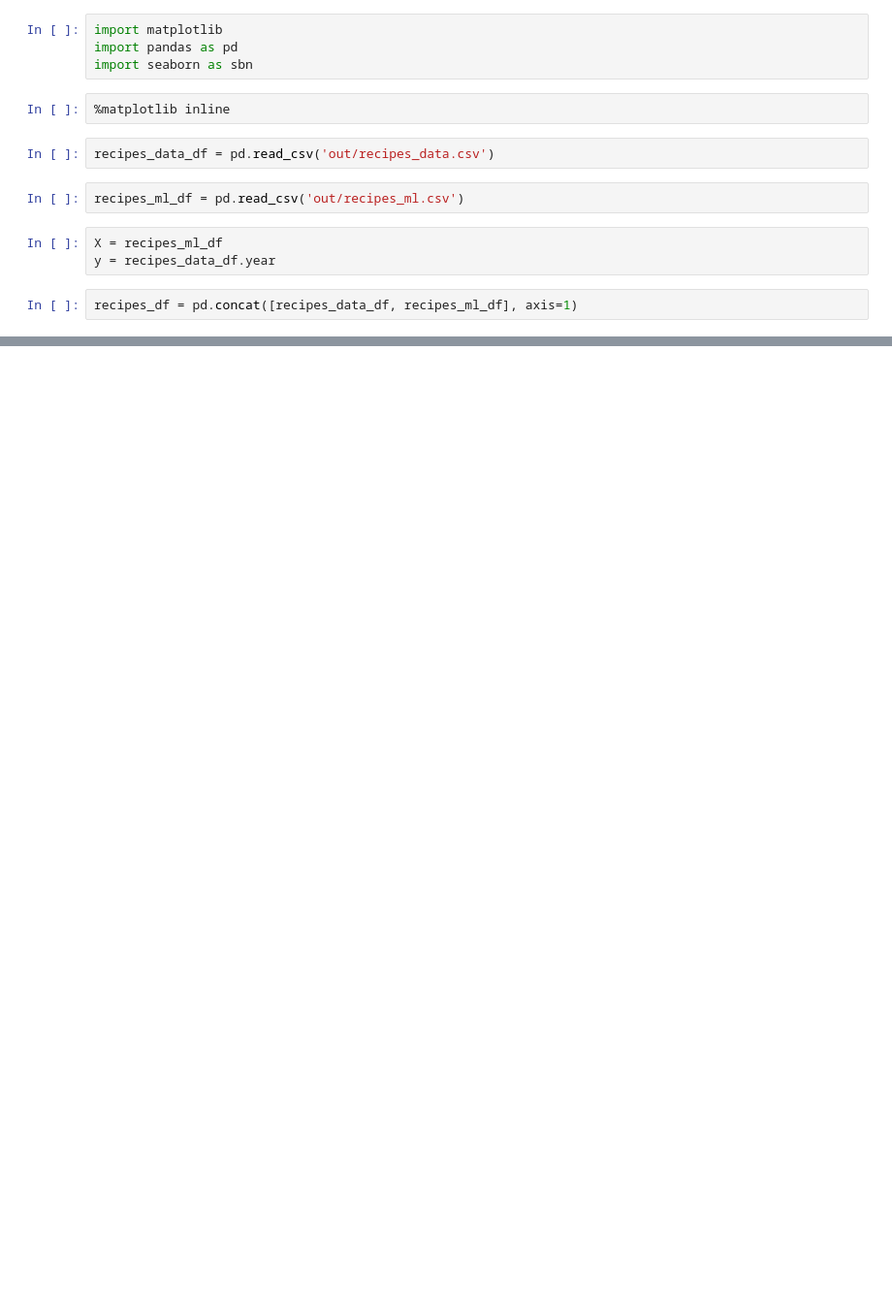
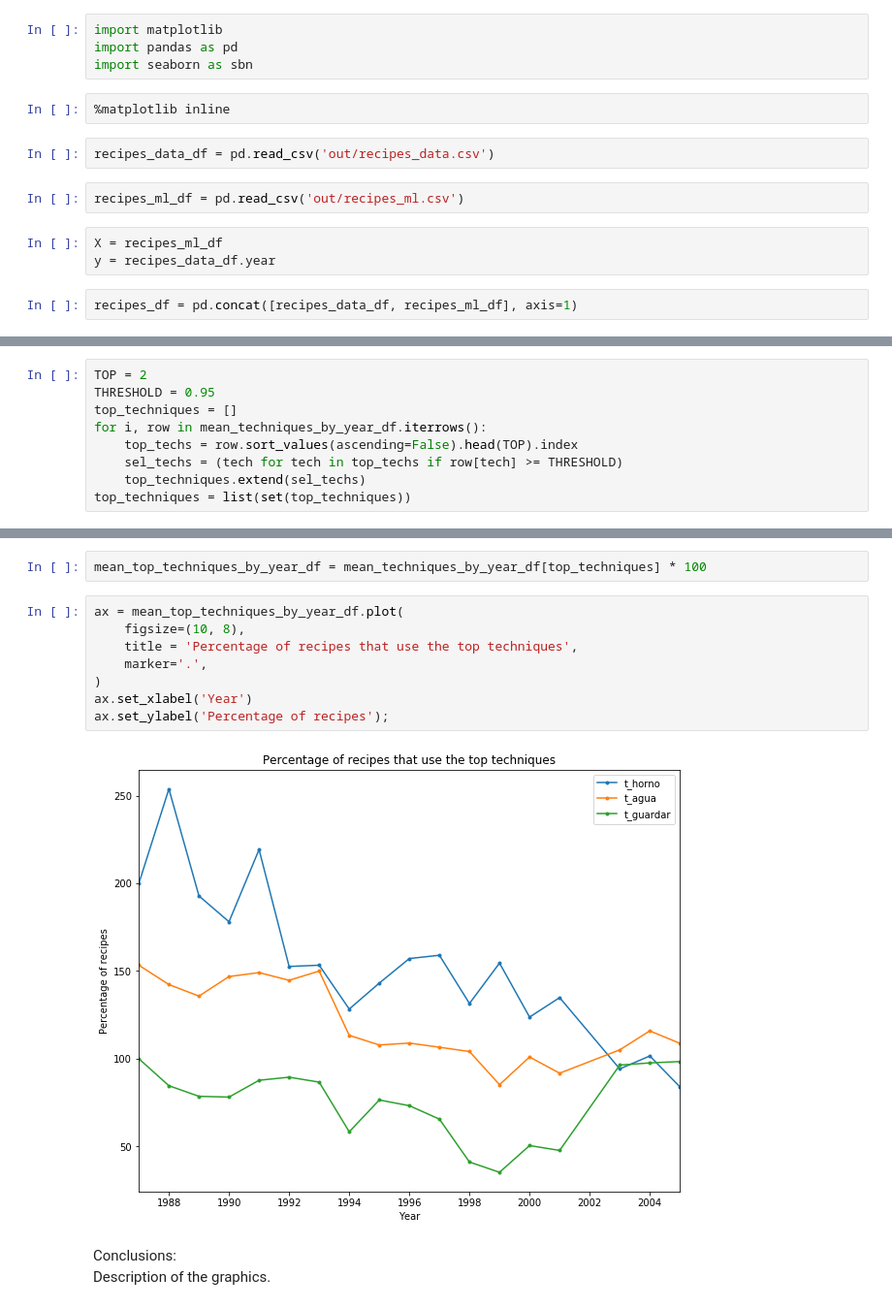
Before and after one commit to mavillard/paper1, a Jupyter notebook: 12_elbulli_visualizations_1.ipynb, the cells around one changed output, grey strips where cells are left out. Shown at 97% size. Saved outputs shown, nothing was run; the diff lists cells and outputs as text; blank space fills up the shorter version.

```diff
--- a/12_elbulli_visualizations_1.ipynb
+++ b/12_elbulli_visualizations_1.ipynb
@@ -205,0 +117,9 @@ ImportError: No module named 'matplotlib'
+# %%
+TOP = 2
+THRESHOLD = 0.95
+top_techniques = []
+for i, row in mean_techniques_by_year_df.iterrows():
+    top_techs = row.sort_values(ascending=False).head(TOP).index
+    sel_techs = (tech for tech in top_techs if row[tech] >= THRESHOLD)
+    top_techniques.extend(sel_techs)
+top_techniques = list(set(top_techniques))
@@ -205,0 +147,15 @@ ImportError: No module named 'matplotlib'
+# %%
+mean_top_techniques_by_year_df = mean_techniques_by_year_df[top_techniques] * 100
+# %%
+ax = mean_top_techniques_by_year_df.plot(
+    figsize=(10, 8),
+    title = 'Percentage of recipes that use the top techniques',
+    marker='.',
+)
+ax.set_xlabel('Year')
+ax.set_ylabel('Percentage of recipes');
+# %% [output]
+[figure, added]
+# %% [markdown]
+Conclusions:<br>
+Description of the graphics.
```
Also changed, not shown: parts of 38 cells of this notebook, 1 other file.
